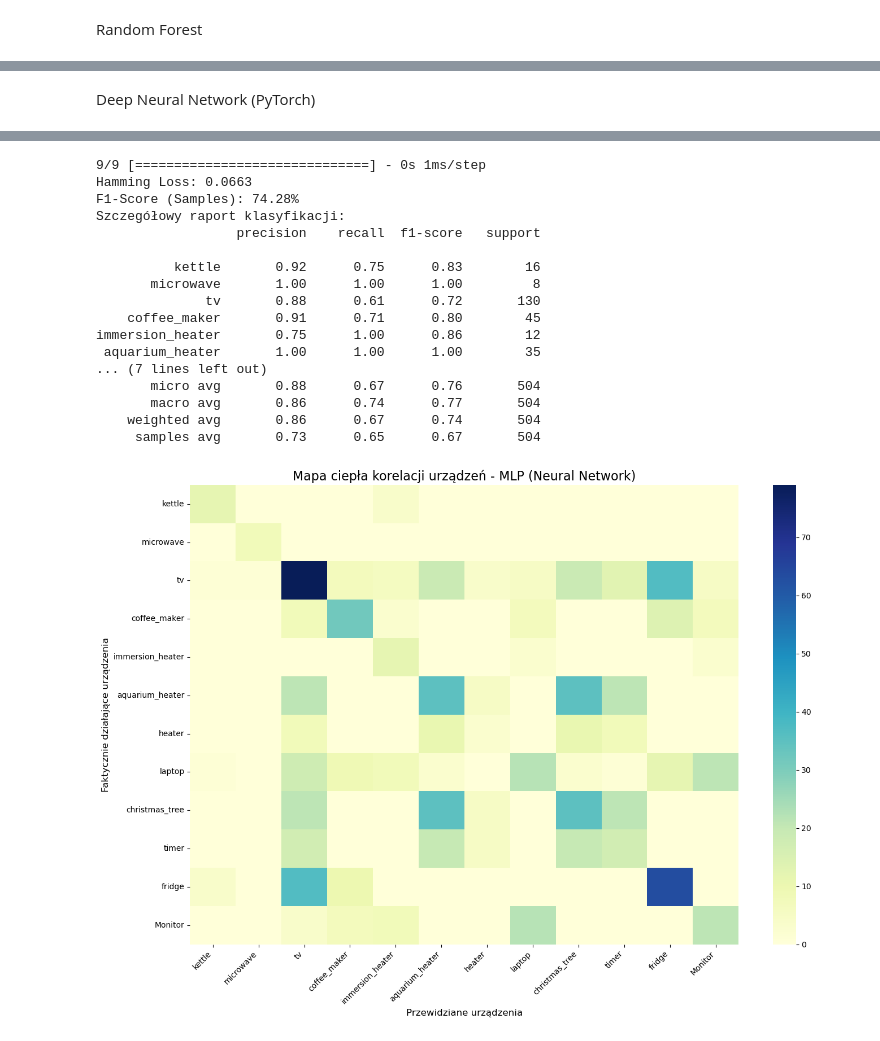
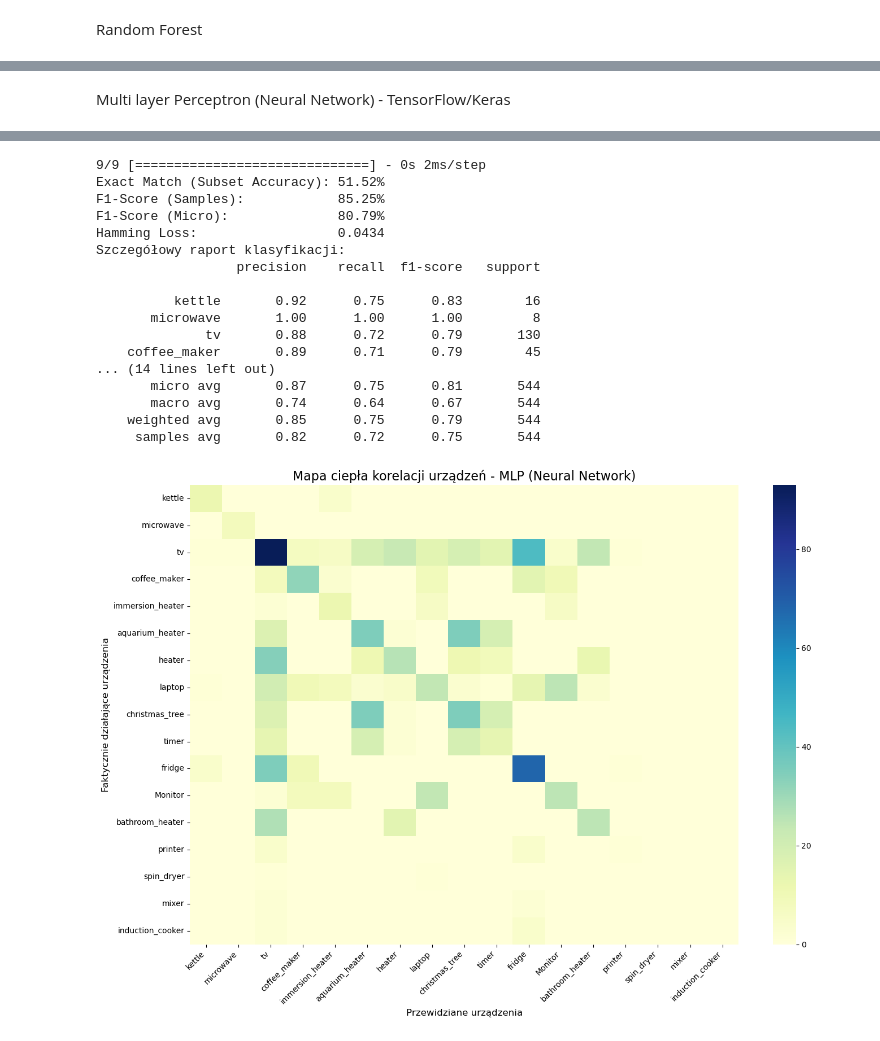
Before and after one commit to bolson1313/nilm_classification, a Jupyter notebook: nilm_classification.ipynb, the cells around one changed output, grey strips where cells are left out. Cells and saved outputs as stored; diff of their text form; code cells hidden in the pictures.

```diff
--- a/nilm_classification.ipynb
+++ b/nilm_classification.ipynb
@@ -163,15 +174,22 @@ for col in DEVICE_COLUMNS:
 X = df[SELECTED_FEATURES].values
 y = df[DEVICE_COLUMNS].values
 
-# Podział na zbiory treningowe/testowe i standaryzacja
-X_train, y_train, X_test, y_test = iterative_train_test_split(X, y, test_size = 0.2)
+# Wydzielenie zbioru testowego
+X_temp, y_temp, X_test, y_test = iterative_train_test_split(X, y, test_size=0.20)
 
+# Wydzielenie zbioru walidacyjnego
+X_train, y_train, X_val, y_val = iterative_train_test_split(X_temp, y_temp, test_size=0.20)
+
+# Standaryzacja
 scaler = StandardScaler()
 X_train_scaled = scaler.fit_transform(X_train)
+X_val_scaled = scaler.transform(X_val)
 X_test_scaled = scaler.transform(X_test)
 
 print("-" * 30)
-print(f"Wymiary X_train: {X_train_scaled.shape}, wymiary y_train: {y_train.shape}")
+print(f"Wymiary Trening:   {X_train_scaled.shape}, y: {y_train.shape}")
+print(f"Wymiary Walidacja: {X_val_scaled.shape}, y: {y_val.shape}")
+print(f"Wymiary Test:      {X_test_scaled.shape}, y: {y_test.shape}")
 print(f"Liczba cech: {len(SELECTED_FEATURES)}")
 print(SELECTED_FEATURES)
 # %% [output]
@@ -310,5 +368,5 @@ immersion_heater       0.79      0.92      0.85        12
 # %% [markdown]
-Deep Neural Network (PyTorch)
+Multi layer Perceptron (Neural Network) - TensorFlow/Keras
 # %%
 # Sprawdzenie dostępności GPU
 print(f"TensorFlow version: {tf.__version__}")
@@ -320,11 +378,11 @@ output_dim = y_train.shape[1]
 model = models.Sequential([
     # Warstwa wejściowa -> Ukryta 1
     layers.Dense(64, activation='relu', input_shape=(input_dim,)),
-    layers.Dropout(0.3),  # Zapobiega overfittingowi
+    layers.Dropout(0.3),
 
     # Ukryta 1 -> Ukryta 2
     layers.Dense(32, activation='relu'),
-    layers.Dropout(0.2),
+    layers.Dropout(0.3),
 
     # Warstwa wyjściowa
     layers.Dense(output_dim)
@@ -335,18 +393,17 @@ model.summary()
 
 model.compile(
     optimizer=tf.keras.optimizers.Adam(learning_rate=0.001),
-    # from_logits=True to odpowiednik BCEWithLogitsLoss
     loss=tf.keras.losses.BinaryCrossentropy(from_logits=True),
     metrics=['accuracy']
 )
 
 early_stop = tf.keras.callbacks.EarlyStopping(
     monitor='val_loss',
-    patience=30,
+    patience=5,
     restore_best_weights=True
 )
 
-EPOCHS = 200
+EPOCHS = 150
 BATCH_SIZE = 32
 
 print("Rozpoczynam trening sieci neuronowej (TensorFlow)...")
@@ -355,8 +412,9 @@ history = model.fit(
     X_train_scaled, y_train,
     epochs=EPOCHS,
     batch_size=BATCH_SIZE,
-    validation_split=0.2,
-    callbacks=[early_stop]
+    validation_data=(X_val_scaled, y_val),
+    callbacks=[early_stop],
+    verbose=1
 )
 
 # Wykres funkcji straty
@@ -383,14 +441,15 @@ y_pred_numpy = (probs > 0.5).astype(int)
 from sklearn.metrics import accuracy_score, classification_report
 acc_dnn = accuracy_score(y_test, y_pred_numpy)
 
-# Błąd Hamminga
-h_loss = hamming_loss(y_test, y_pred_numpy)
+mlp_exact_match = accuracy_score(y_test, y_pred_numpy)
+mlp_f1_samples = f1_score(y_test, y_pred_numpy, average='samples', zero_division=1)
+mlp_f1_micro = f1_score(y_test, y_pred_numpy, average='micro', zero_division=1)
+mlp_hamming = hamming_loss(y_test, y_pred_numpy)
 
-# F1-Score Samples
-f1_samples = f1_score(y_test, y_pred_numpy, average='samples', zero_division=1)
-
-print(f"Hamming Loss: {h_loss:.4f}")
-print(f"F1-Score (Samples): {f1_samples:.2%}")
+print(f"Exact Match (Subset Accuracy): {mlp_exact_match:.2%}")
+print(f"F1-Score (Samples):            {mlp_f1_samples:.2%}")
+print(f"F1-Score (Micro):              {mlp_f1_micro:.2%}")
+print(f"Hamming Loss:                  {mlp_hamming:.4f}")
 
 print("Szczegółowy raport klasyfikacji:")
 print(classification_report(y_test, y_pred_numpy, target_names=DEVICE_COLUMNS, zero_division=0))
@@ -424,18 +483,18 @@ Epoch 200/200
-9/9 [==============================] - 0s 1ms/step
-Hamming Loss: 0.0663
-F1-Score (Samples): 74.28%
+9/9 [==============================] - 0s 2ms/step
+Exact Match (Subset Accuracy): 51.52%
+F1-Score (Samples):            85.25%
+F1-Score (Micro):              80.79%
+Hamming Loss:                  0.0434
 Szczegółowy raport klasyfikacji:
                   precision    recall  f1-score   support
 
           kettle       0.92      0.75      0.83        16
        microwave       1.00      1.00      1.00         8
-              tv       0.88      0.61      0.72       130
-    coffee_maker       0.91      0.71      0.80        45
-immersion_heater       0.75      1.00      0.86        12
- aquarium_heater       1.00      1.00      1.00        35
-... (7 lines left out)
-       micro avg       0.88      0.67      0.76       504
-       macro avg       0.86      0.74      0.77       504
-    weighted avg       0.86      0.67      0.74       504
-     samples avg       0.73      0.65      0.67       504
+              tv       0.88      0.72      0.79       130
+    coffee_maker       0.89      0.71      0.79        45
+... (14 lines left out)
+       micro avg       0.87      0.75      0.81       544
+       macro avg       0.74      0.64      0.67       544
+    weighted avg       0.85      0.75      0.79       544
+     samples avg       0.82      0.72      0.75       544
-[figure, old version]
+[figure, new version]
```
Also changed, not shown: parts of 10 cells of this notebook.
